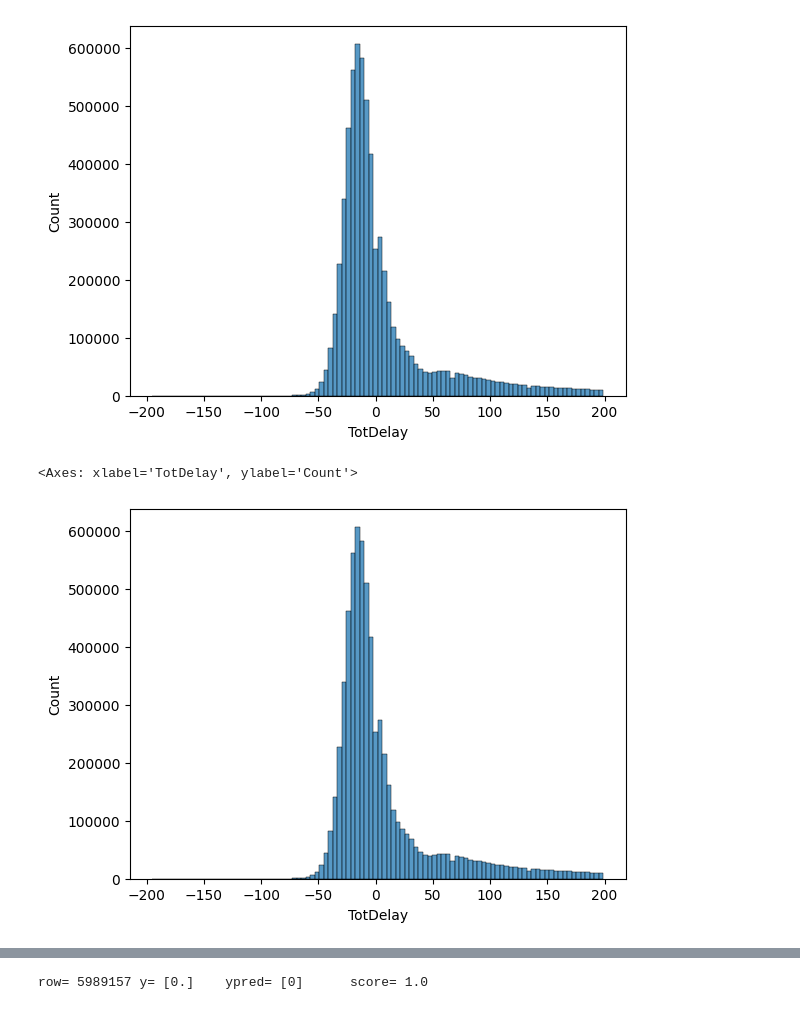
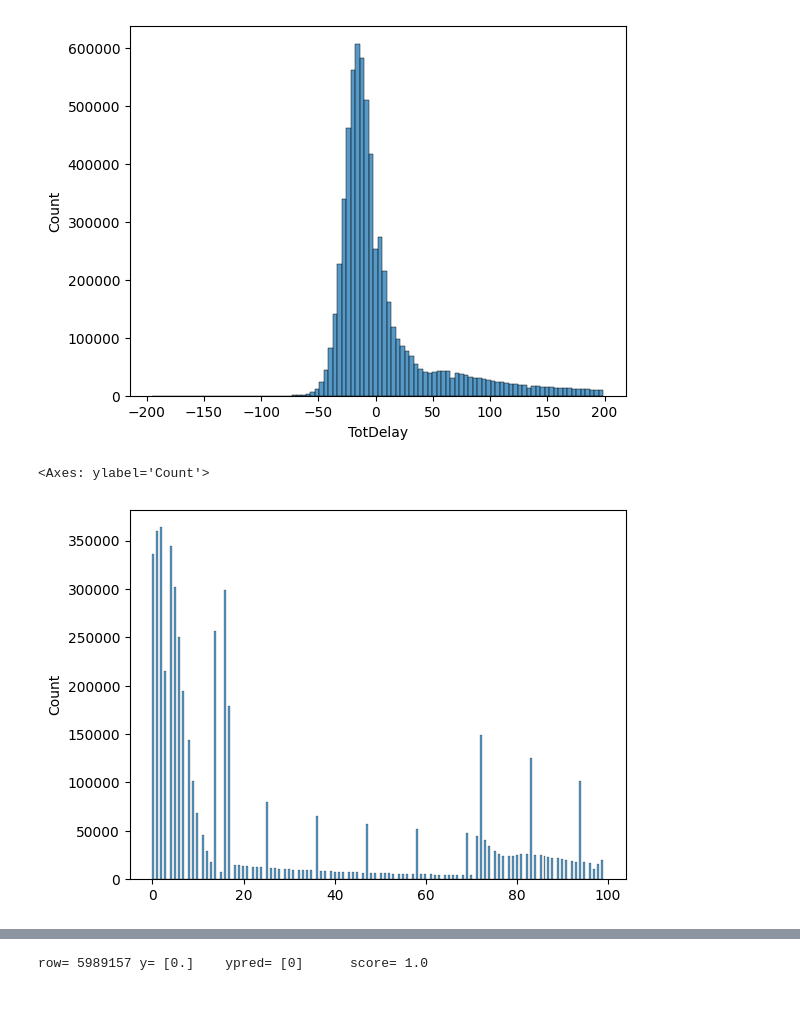
Before and after one commit to Ahmadreza1972/Machine-Learning, a Jupyter notebook: Flight delay prediction/flight delay detection.ipynb, the cells around one changed output, grey strips where cells are left out. Drawn from its saved outputs; the diff is of its cells as text; code cells hidden in the pictures.

Commit message:
label correction

```diff
--- a/Flight delay prediction/flight delay detection.ipynb
+++ b/Flight delay prediction/flight delay detection.ipynb
@@ -119,6 +119,8 @@ lenc_city_des=LabelEncoder()
 data["city_des"]=lenc_city_des.fit_transform(columns["city"])
 lenc_state_des=LabelEncoder()
 data["state_des"]=lenc_state_des.fit_transform(columns["state"])
+# %%
+data["states:from_to"]=data["state_org"].astype(str)+"_"+data["state_des"].astype(str)
 # %%
 sns.histplot(data=data[data["TotDelay"]<200]["TotDelay"],bins=100)
 # %% [output]
@@ -131,17 +133,39 @@ count_pos=data[data["TotDelay"]>245]["TotDelay"].count()
 tot_count=data["TotDelay"].count()
 (count_neg+count_pos)/tot_count
 data.drop(data[(data["TotDelay"]>245)&(data["TotDelay"]>-50)].index,inplace=True)
+# %%
+y_data=data["TotDelay"]
+x_data=data.drop(columns="TotDelay")
+X_train, X_test, y_train, y_test=train_test_split(x_data,y_data,test_size=0.2)
 # %%
-def bins_creator(column):
-    min=column.min()
-    max=column.max()
-    bins=np.linspace(min,max,num=100)
+def bins_creator(column,test_column,n_bins,min=None,max=None):
+    if min is None:
+        min = column.min()
+    if max is None:
+        max = column.max()
+
+    bins=np.linspace(min,max,num=n_bins)
     labels=[f"{bins[i]}-{bins[i+1]}" for i in range(len(bins)-1)]
+
     new_column=pd.cut(column,bins=bins,labels=labels)
+    new_test_column=pd.cut(test_column,bins=bins,labels=labels)
+
+    new_column = new_column.cat.add_categories(["NaN"]).fillna("NaN")
+    new_test_column = new_test_column.cat.add_categories(["NaN"]).fillna("NaN")
+
     lenc_column_des=LabelEncoder()
-    return lenc_column_des.fit_transform(new_column)
-delay_columns=[col for col in data.columns if "Delay" in col]
+    lenc_column_des.fit(labels + ["NaN"])
+
+    return lenc_column_des.transform(new_column),lenc_column_des.transform(new_test_column)
+
+delay_columns=[col for col in X_train.columns if "Delay" in col]
 for column in delay_columns:
     name=f"{column}_labeled"
-    data[name]=bins_creator(data[column])
+    X_train[name],X_test[name]=bins_creator(X_train[column],X_test[column],n_bins=50,min=data[column].min(),max=data[column].max())
+y_train,y_test=bins_creator(y_train,y_test,n_bins=100,min=-50,max=245)
+# %%
+sns.histplot(data=y_train)
+# %% [output]
+<Axes: ylabel='Count'>
+[figure, added]
 # %%
@@ -151,6 +175,0 @@ data.drop(columns=["FlightDate","Marketing_Airline_Network","OriginCityName","De
-# %%
-orginal_data["TotDelay_labeled"].value_counts().count()
-sns.histplot(data=orginal_data[orginal_data["TotDelay"]<200]["TotDelay"],bins=100)
-# %% [output]
-<Axes: xlabel='TotDelay', ylabel='Count'>
-[figure, removed]
```
Also changed, not shown: parts of 8 cells of this notebook.
